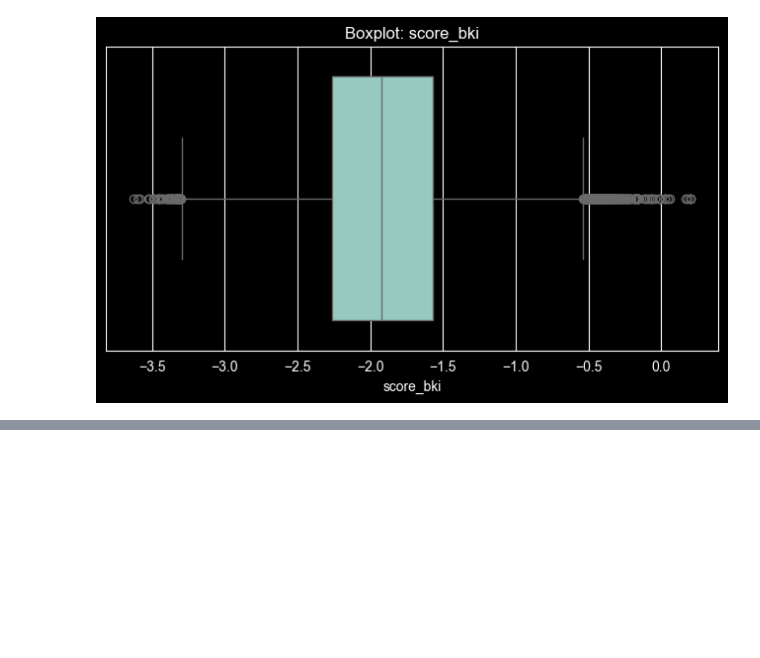
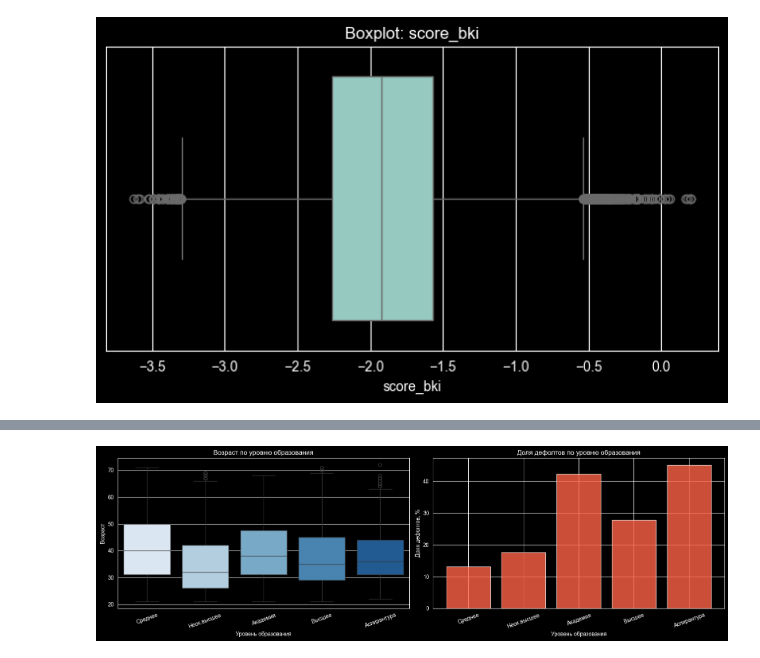
Before and after one commit to yemtsovaanna-alt/WB_DS, a Jupyter notebook: задание_1.ipynb, the cells around one changed output, grey strips where cells are left out. Cells and saved outputs as stored; diff of their text form; code cells hidden in the pictures; blank space fills up the shorter version.

```diff
--- a/solution.ipynb
+++ b/задание_1.ipynb
@@ -316,0 +369,65 @@ default=0), возрастные более платежеспособные
+# %%
+#2. Уровень образования зависит от возраста и влияет на возврат кредита;
+#   люди с высшим образованием чаще являются "хорошими" заемщиками.
+
+from scipy import stats
+
+df_edu = df.dropna(subset=['education'])
+
+# Порядок уровней образования (от низшего к высшему)
+edu_order = ['SCH', 'UGR', 'ACD', 'GRD', 'PGR']
+edu_labels = {'SCH': 'Среднее', 'UGR': 'Неок.высшее', 'ACD': 'Академия', 'GRD': 'Высшее', 'PGR': 'Аспирантура'}
+
+df_edu['edu_ordered'] = pd.Categorical(df_edu['education'], categories=edu_order, ordered=True)
+df_edu = df_edu.sort_values('edu_ordered')
+
+# --- Визуализация ---
+fig, axes = plt.subplots(1, 2, figsize=(16, 5))
+
+# 1) Возраст по уровню образования
+sns.boxplot(data=df_edu, x='edu_ordered', y='age',
+            order=edu_order, palette='Blues', ax=axes[0])
+axes[0].set_title('Возраст по уровню образования')
+axes[0].set_xlabel('Уровень образования')
+axes[0].set_ylabel('Возраст')
+axes[0].set_xticklabels([edu_labels[e] for e in edu_order], rotation=20)
+
+# 2) Доля дефолтов по уровню образования
+default_rate = df_edu.groupby('edu_ordered', observed=True)['default'].mean().reset_index()
+default_rate.columns = ['education', 'default_rate']
+axes[1].bar(range(len(default_rate)), default_rate['default_rate'] * 100,
+            color='tomato', alpha=0.8)
+axes[1].set_xticks(range(len(default_rate)))
+axes[1].set_xticklabels([edu_labels[e] for e in default_rate['education']], rotation=20)
+axes[1].set_title('Доля дефолтов по уровню образования')
+axes[1].set_xlabel('Уровень образования')
+axes[1].set_ylabel('Доля дефолтов, %')
+
+plt.tight_layout()
+plt.show()
+
+# --- Описательные статистики: возраст по образованию ---
+print("Средний возраст по уровню образования:")
+print(df_edu.groupby('edu_ordered', observed=True)['age'].agg(['mean', 'median']).round(1).to_string())
+
+# --- Тест 1: Краскела-Уоллиса — зависит ли возраст от уровня образования ---
+groups_age = [df_edu[df_edu['education'] == edu]['age'].values for edu in edu_order]
+stat_kw, p_kw = stats.kruskal(*groups_age)
+print(f"\nКраскела-Уоллис (возраст ~ образование):")
+print(f"  H = {stat_kw:.2f}, p-value = {p_kw:.4f}")
+if p_kw < 0.05:
+    print("  → Возраст статистически значимо различается между группами образования.")
+else:
+    print("  → Значимых различий возраста между группами образования не обнаружено.")
+
+# --- Тест 2: Хи-квадрат — зависит ли дефолт от уровня образования ---
+contingency = pd.crosstab(df_edu['education'], df_edu['default'])
+chi2, p_chi2, dof, _ = stats.chi2_contingency(contingency)
+print(f"\nХи-квадрат (дефолт ~ образование):")
+print(f"  χ² = {chi2:.2f}, df = {dof}, p-value = {p_chi2:.4f}")
+if p_chi2 < 0.05:
+    print("  → Уровень образования статистически значимо связан с вероятностью дефолта.")
+else:
+    print("  → Значимой связи между образованием и дефолтом не обнаружено.")
+# %% [output]
+[figure, added]
```
Also changed, not shown: parts of 6 cells of this notebook, 2 other files.
